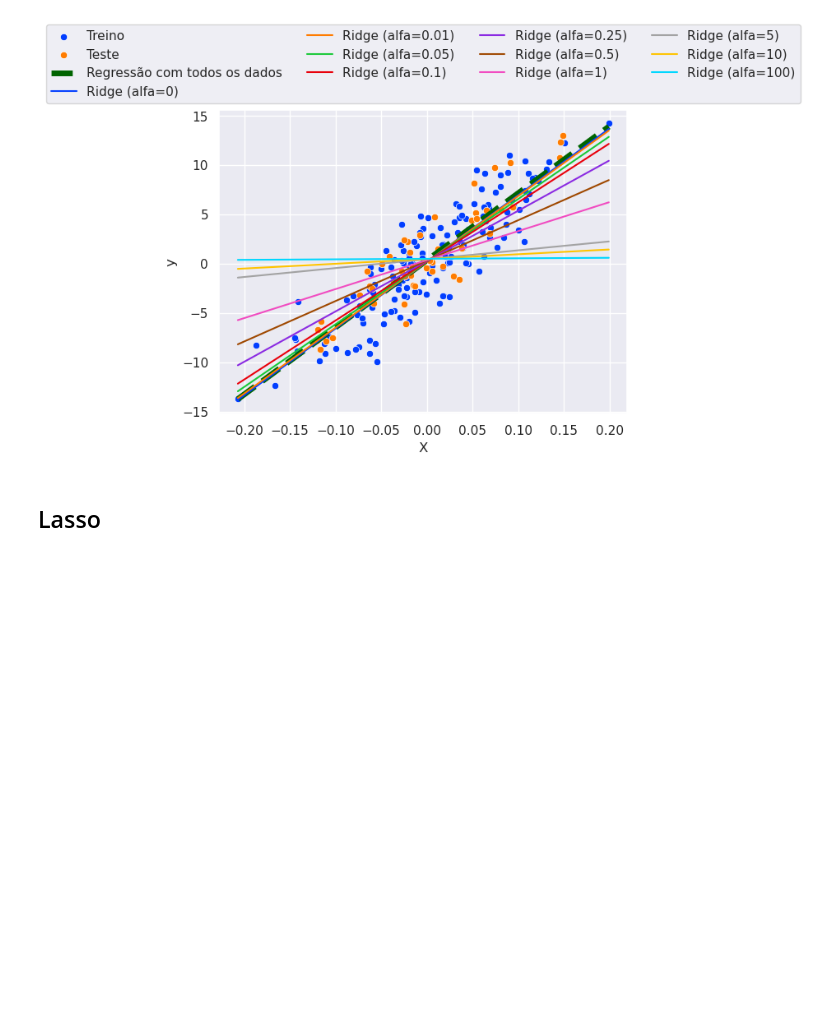
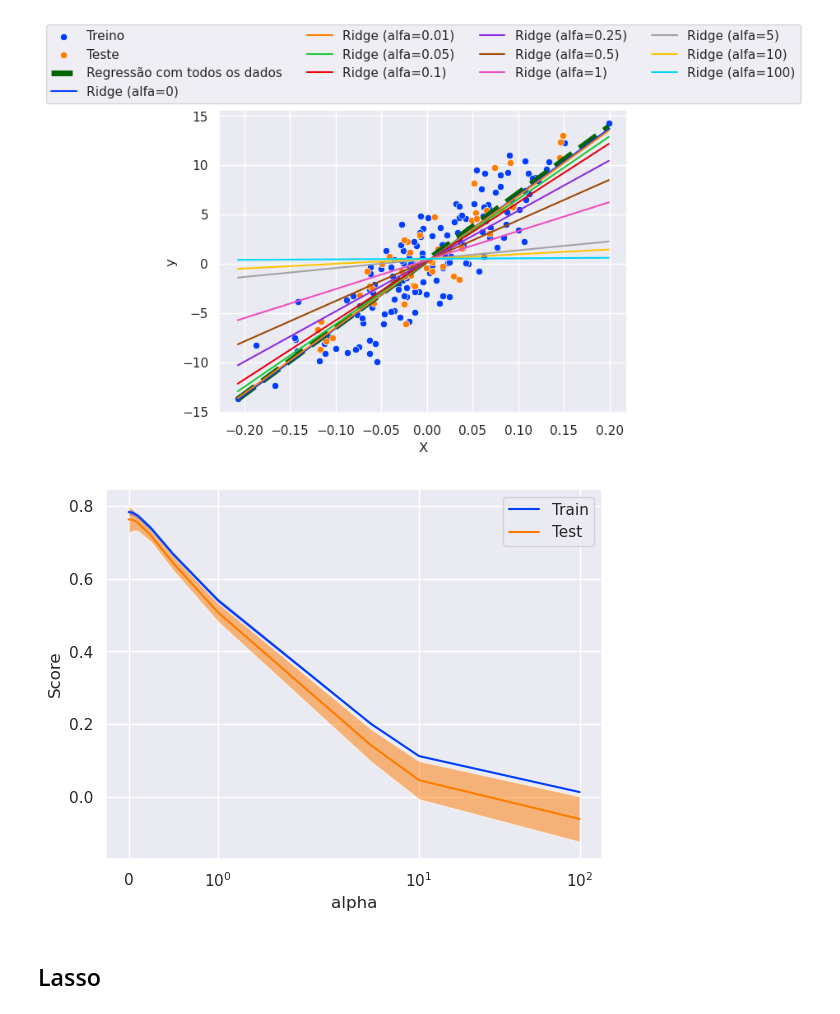
Before and after one commit to PauloViniciusR/Modelos_regularizacao, a Jupyter notebook: notebooks/01_regularizacao.ipynb, the cells around one changed output. Cells and saved outputs as stored; diff of their text form; code cells hidden in the pictures; blank space fills up the shorter version.

```diff
--- a/notebooks/01_regularizacao.ipynb
+++ b/notebooks/01_regularizacao.ipynb
@@ -258,6 +258,14 @@ for i, alfa in enumerate(alfas):
     plt.legend(loc="upper center", bbox_to_anchor=(0.5, 1.30), ncol=4)
 # %% [output]
 [figure]
+# %%
+fig, ax = plt.subplots()
+
+display_val_curve = ValidationCurveDisplay.from_estimator(
+    Ridge(), X, y, param_name="alpha", param_range=alfas, cv=5, ax=ax,
+)
+# %% [output]
+[figure, added]
 # %% [markdown]
 ## Lasso
 # %% [markdown]
```
